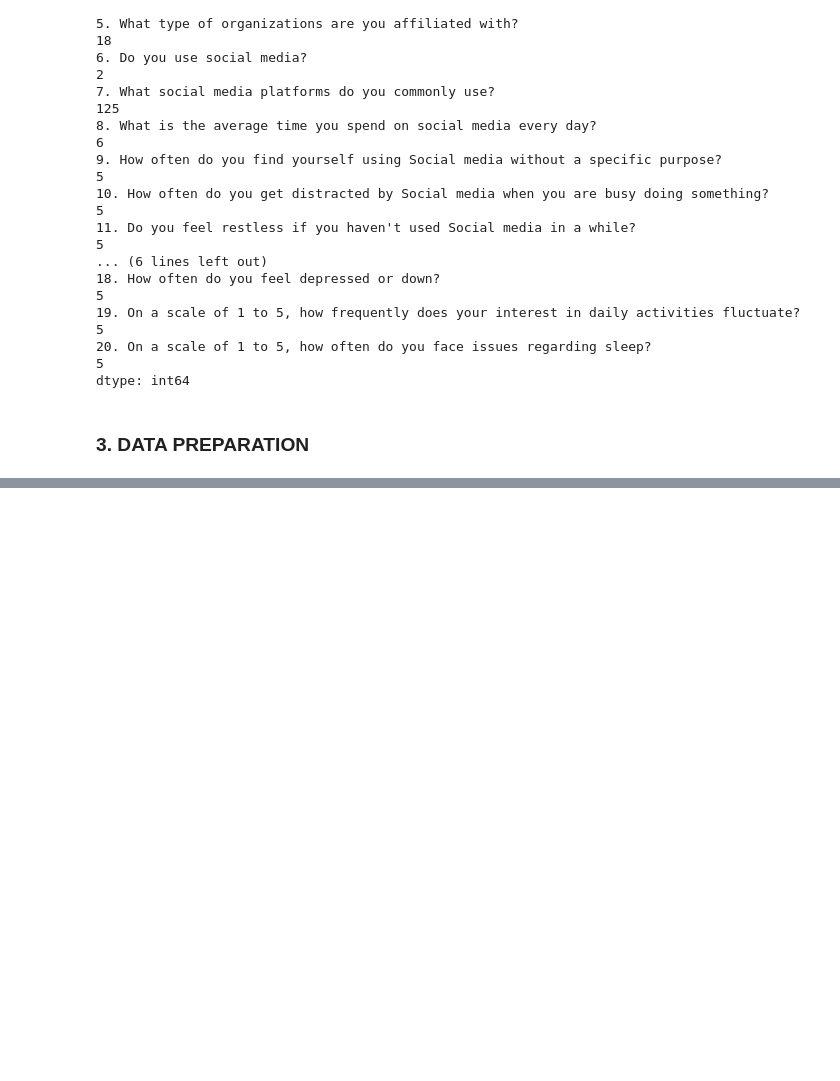
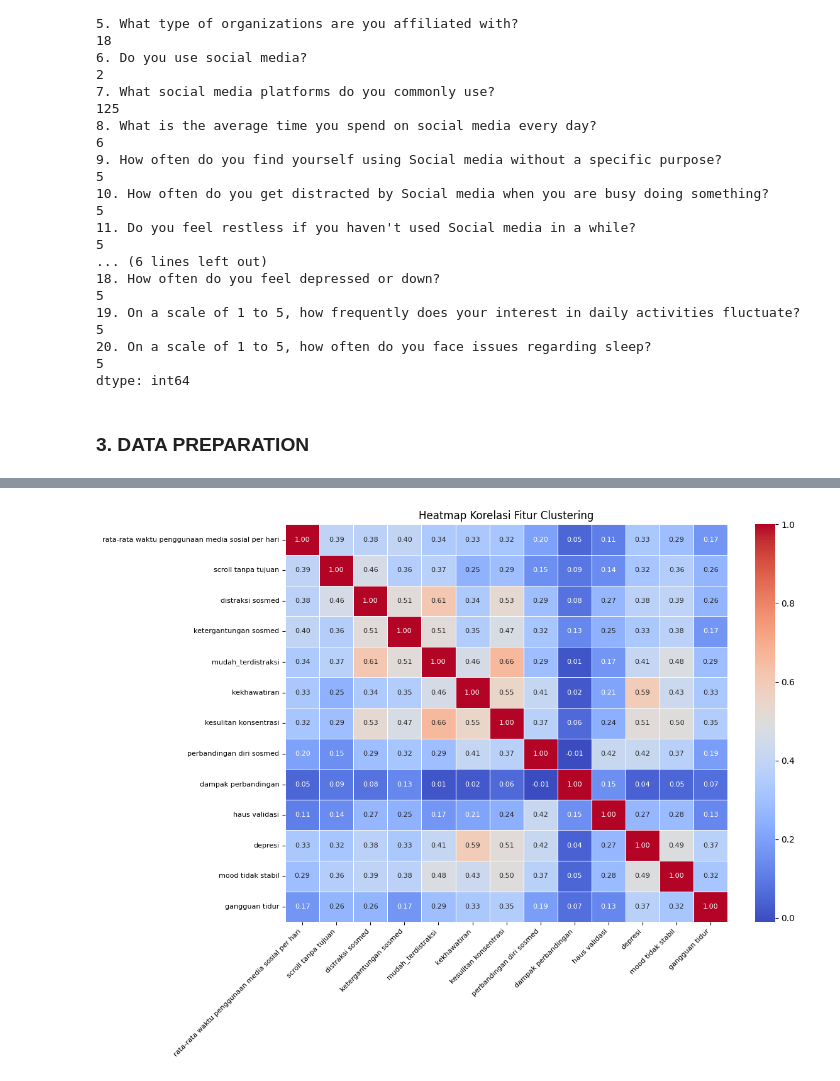
Before and after one commit to Sann11-y/Clustering-types-of-social-media-users, a Jupyter notebook: Project.ipynb, the cells around one changed output, grey strips where cells are left out. Cells and saved outputs as stored; diff of their text form; code cells hidden in the pictures; blank space fills up the shorter version.

```diff
--- a/Project.ipynb
+++ b/Project.ipynb
@@ -520,0 +291,20 @@ df.head(10)
+# %%
+import matplotlib.pyplot as plt
+import seaborn as sns
+
+plt.figure(figsize=(12, 9))
+sns.heatmap(
+    corr,
+    annot=True,
+    fmt='.2f',
+    cmap='coolwarm',
+    linewidths=0.5,
+    annot_kws={'size': 8}
+)
+plt.title('Heatmap Korelasi Fitur Clustering')
+plt.xticks(rotation=45, ha='right', fontsize=8)
+plt.yticks(fontsize=8)
+plt.tight_layout()
+plt.show()
+# %% [output]
+[figure, added]
```
Also changed, not shown: parts of 19 cells of this notebook.
